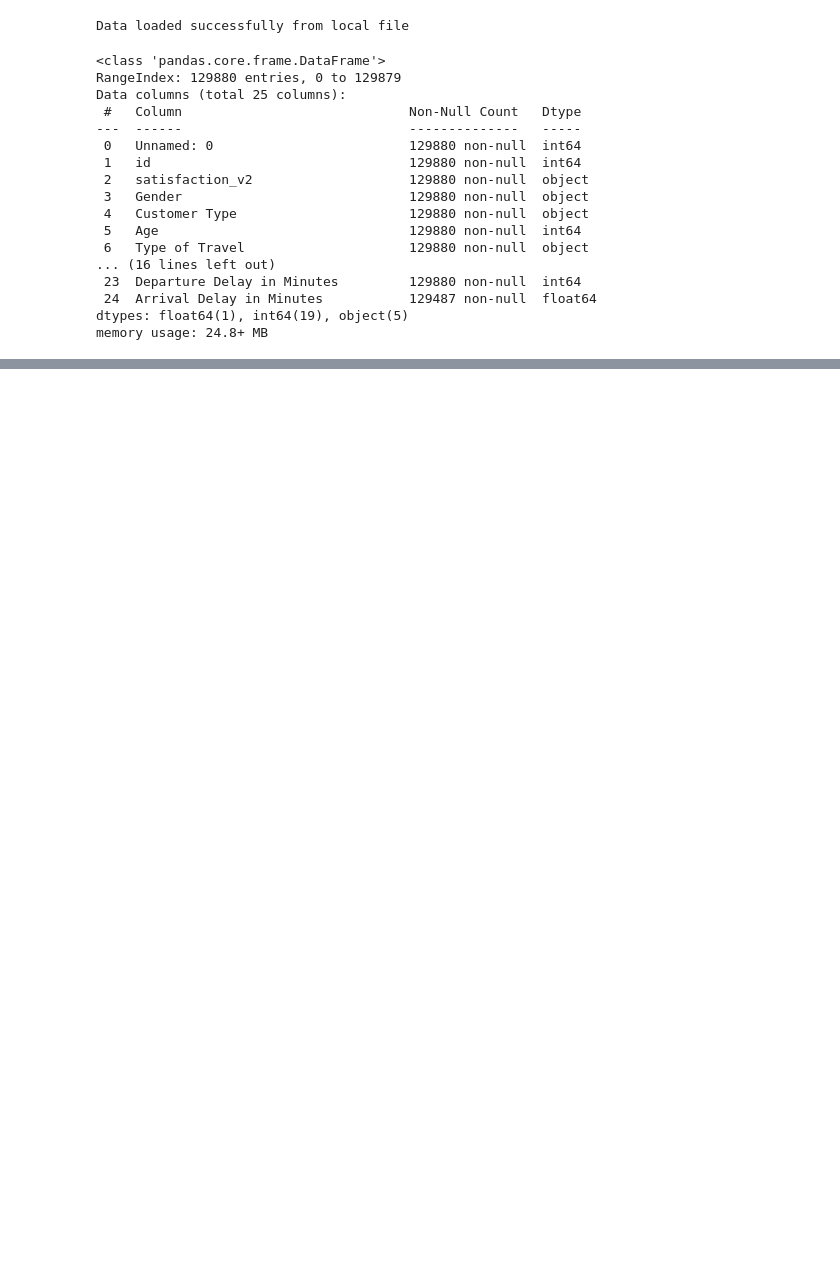
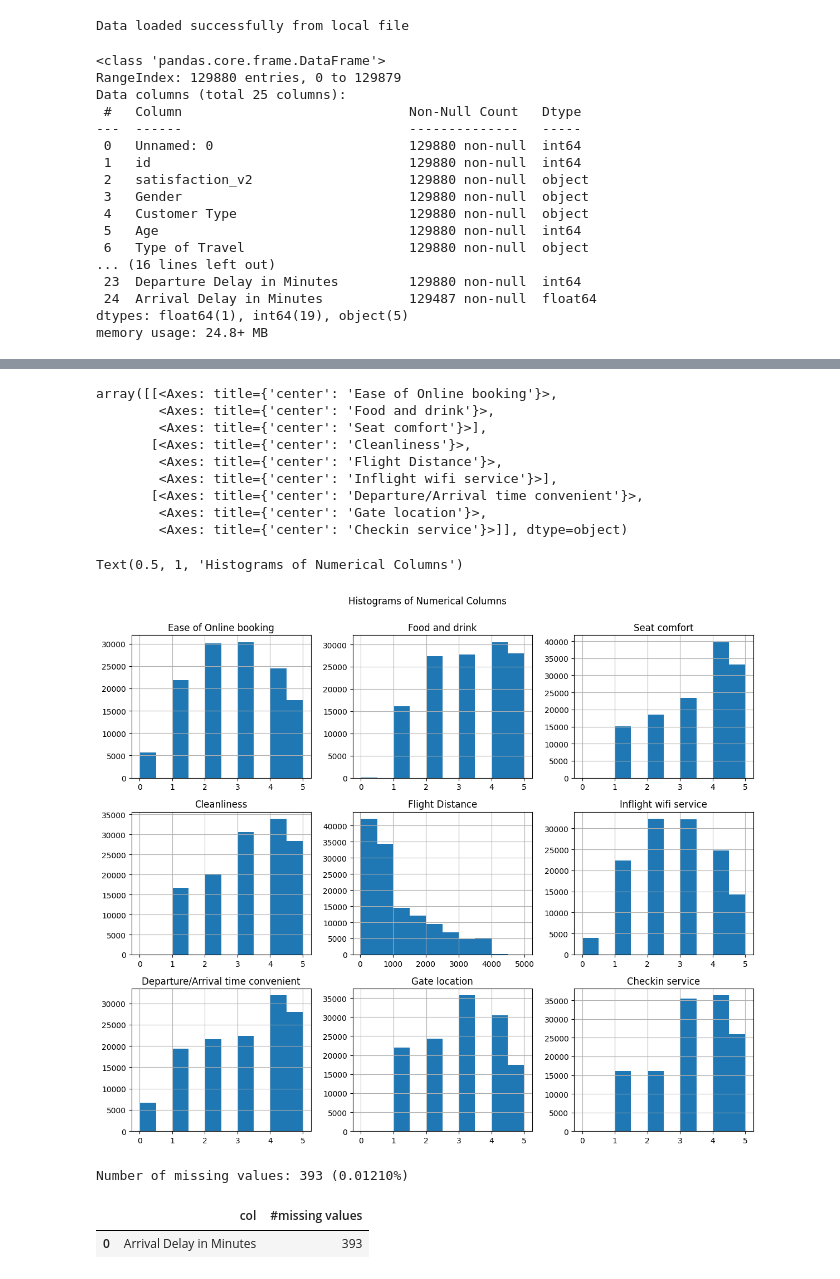
Before and after one commit to pasan-nadeeja-dev/Airplane-Passenger-Satisfaction, a Jupyter notebook: Airplane_Passenger_Satisfaction.ipynb, the cells around one changed output, grey strips where cells are left out. Drawn from its saved outputs; the diff is of its cells as text; code cells hidden in the pictures; blank space fills up the shorter version.

```diff
--- a/Airplane_Passenger_Satisfaction.ipynb
+++ b/Airplane_Passenger_Satisfaction.ipynb
@@ -104,0 +153,49 @@ memory usage: 24.8+ MB
+# %%
+# View numerical feature distributions in histogram
+selcted_cols=[
+    'Ease of Online booking',
+    'Food and drink',
+    'Seat comfort',
+    'Cleanliness',
+    'Flight Distance',
+    'Inflight wifi service',
+    'Departure/Arrival time convenient',
+    'Gate location',
+    'Checkin service'
+  ]
+
+df_original_v3_copy[selcted_cols].hist(bins=10, figsize=(12, 10))
+plt.suptitle('Histograms of Numerical Columns', y=1)
+plt.tight_layout()
+plt.show()
+# %% [output]
+array([[<Axes: title={'center': 'Ease of Online booking'}>,
+        <Axes: title={'center': 'Food and drink'}>,
+        <Axes: title={'center': 'Seat comfort'}>],
+       [<Axes: title={'center': 'Cleanliness'}>,
+        <Axes: title={'center': 'Flight Distance'}>,
+        <Axes: title={'center': 'Inflight wifi service'}>],
+       [<Axes: title={'center': 'Departure/Arrival time convenient'}>,
+        <Axes: title={'center': 'Gate location'}>,
+        <Axes: title={'center': 'Checkin service'}>]], dtype=object)
+Text(0.5, 1, 'Histograms of Numerical Columns')
+[figure, added]
+# %%
+# Identify missing values
+numberof_missing = df_original_v3_copy.isnull().sum().sum()
+pecentage_missing = (numberof_missing/df_original_v3_copy.size)*100
+print(f"Number of missing values: {numberof_missing:,} " + f"({pecentage_missing:.5f}%)")
+# %% [output]
+Number of missing values: 393 (0.01210%)
+# %%
+# View missing values and column in a table
+numberof_missing = df_original_v3_copy.isnull().sum()
+numberof_missing = numberof_missing[numberof_missing > 0]
+table = pd.DataFrame({
+    "col": numberof_missing.index,
+    "#missing values": numberof_missing.values
+})
+display(table)
+# %% [output]
+|  | col | #missing values |
+| 0 | Arrival Delay in Minutes | 393 |
```
Also changed, not shown: parts of 15 cells of this notebook.
